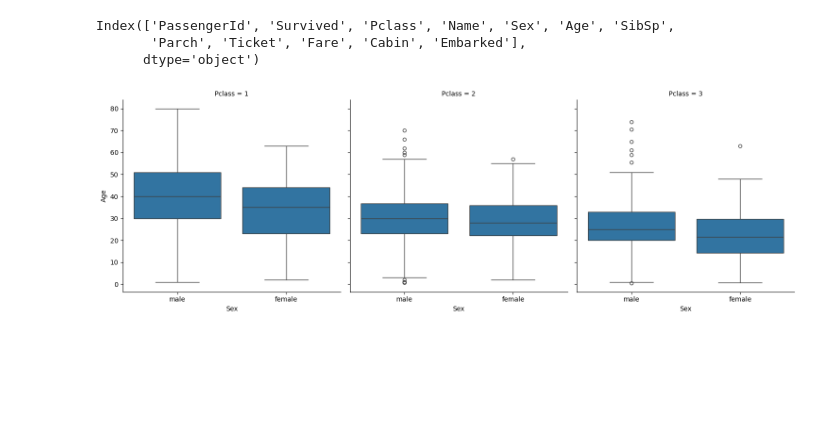
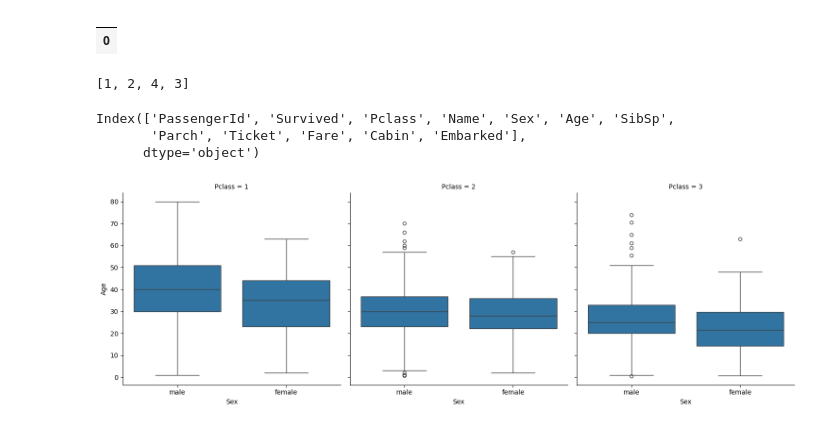
Before and after one commit to aleks-haksly/Postypashka, a Jupyter notebook: DA/01_Seminar/practice.ipynb.ipynb, the cells around one changed output. Cells and saved outputs as stored; diff of their text form; code cells hidden in the pictures; blank space fills up the shorter version.

```diff
--- a/DA/01_Seminar/practice.ipynb.ipynb
+++ b/DA/01_Seminar/practice.ipynb.ipynb
@@ -6,3 +6,8 @@ from zipfile import ZipFile
 from sklearn.model_selection import train_test_split
 import seaborn as sns
 import warnings
+# %%
+pd.json_normalize({}) # нормализация json в pandas
+# %% [output]
+|  |
+| 0 |
@@ -9,3 +21,8 @@ import warnings
+# %%
+x = [[1, 2], [4, 3]]
+flattern(x)
+# %% [output]
+[1, 2, 4, 3]
 # %%
 warnings.filterwarnings("ignore", category=FutureWarning, module="seaborn")
 # %%
```
Also changed, not shown: parts of 2 cells of this notebook.
